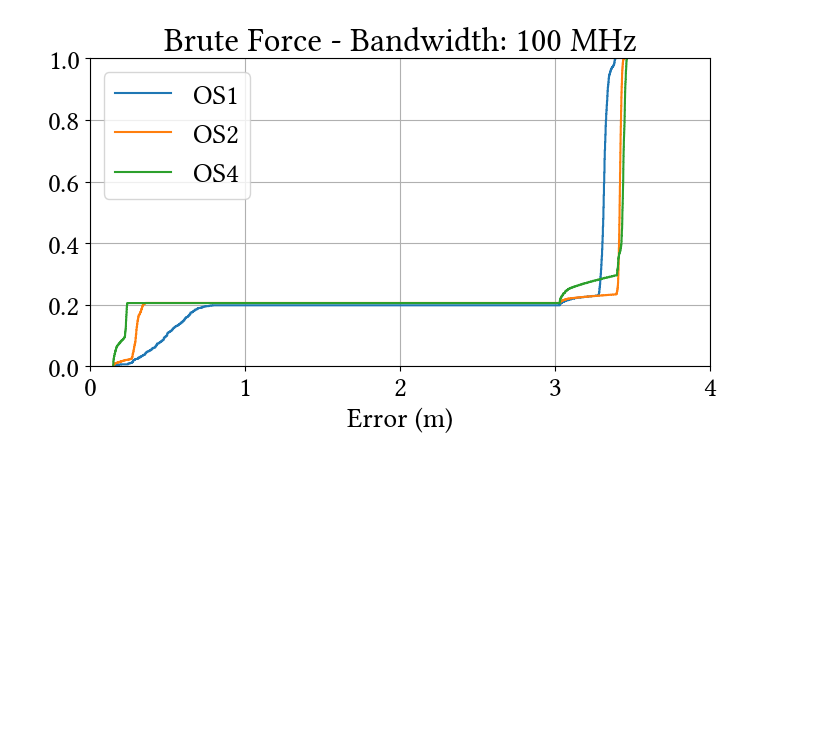
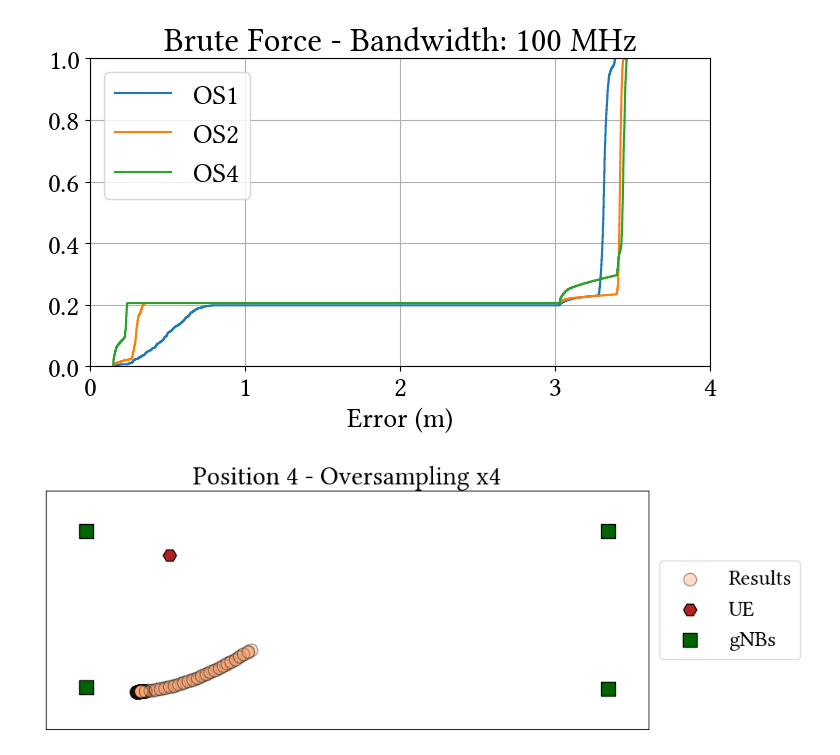
Before and after one commit to yagoliz/5glocalization, a Jupyter notebook: notebooks/ext-03-tdoa_5g_tdoa_plots_oversampling.ipynb, the cells around one changed output. Saved outputs shown, nothing was run; the diff lists cells and outputs as text; code cells hidden in the pictures; blank space fills up the shorter version.

```diff
--- a/notebooks/ext-03-tdoa_5g_tdoa_plots_oversampling.ipynb
+++ b/notebooks/ext-03-tdoa_5g_tdoa_plots_oversampling.ipynb
@@ -466,3 +463,30 @@ ax.legend(['OS1', 'OS2', 'OS4'])
 # %% [output]
 <matplotlib.legend.Legend at 0x...>
 [figure]
+# %%
+pos, ovsm = 4, 4
+pts = data_no_offset[f'os{ovsm}',f'P{pos}','brute']
+
+fig, ax = plt.subplots(figsize=(10, 5))
+
+ax.set_xticks([])
+ax.set_yticks([])
+
+ax.scatter(pts[:,1], pts[:,0], 140, '#ffaa77', 'o', alpha=.4, edgecolors='black')
+
+ax.scatter(UEs[pos,1],UEs[pos,0], 150, 'firebrick', 'H', edgecolors='black')
+ax.scatter(gNBs[:,1], gNBs[:,0], 180, 'darkgreen', 's', edgecolors='black')
+
+ax.legend(('UE', 'gNBs', 'Results'), loc="center left", bbox_to_anchor=(1, 0.5))
+
+ax.set_xlim([np.min(gNBs[:,1])-1.0, np.max(gNBs[:,1])+1.0])
+ax.set_ylim([np.min(gNBs[:,0])-1.0, np.max(gNBs[:,0])+1.0])
+
+ax.legend(('Results', 'UE', 'gNBs'), loc="center left", bbox_to_anchor=(1, 0.5))
+ax.set_title(f'Position {pos} - Oversampling x{ovsm}')
+
+plt.gca().invert_yaxis()
+plt.gca().set_aspect('equal')
+plt.show()
+# %% [output]
+[figure, added]
```
Also changed, not shown: parts of 3 cells of this notebook, 2 other files.
